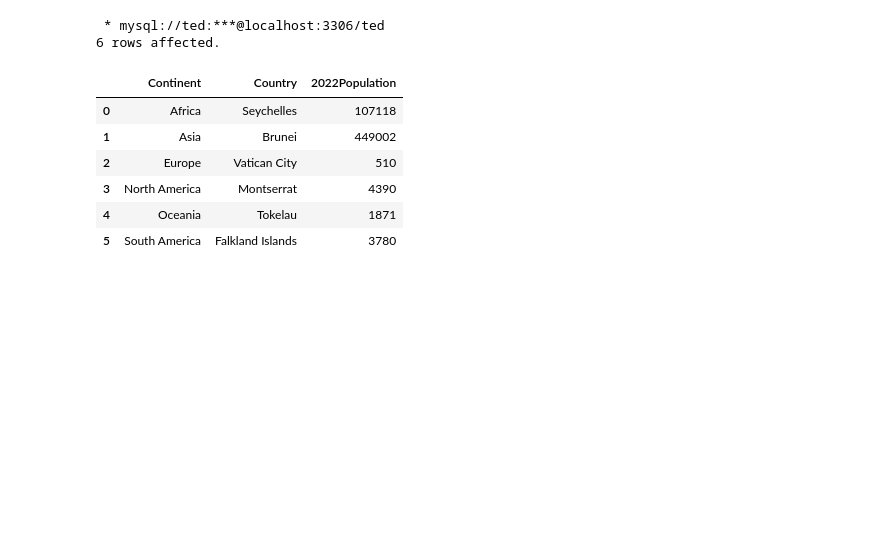
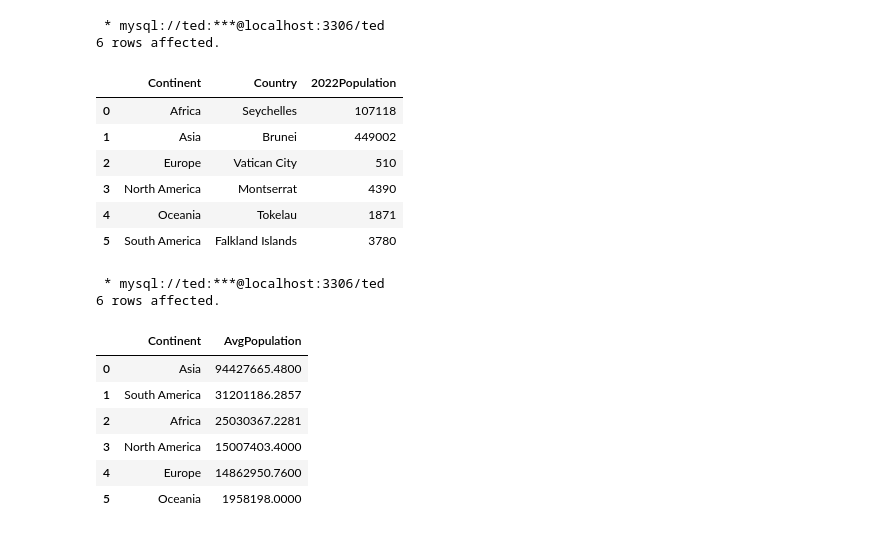
Before and after one commit to Murega14/WorldPopulation, a Jupyter notebook: Worldpopulation.ipynb, the cells around one changed output. Cells and saved outputs as stored; diff of their text form; code cells hidden in the pictures; blank space fills up the shorter version.

```diff
--- a/Worldpopulation.ipynb
+++ b/Worldpopulation.ipynb
@@ -261,3 +264,20 @@ ORDER BY Continent;
 | 3 | North America | Montserrat | 4390 |
 | 4 | Oceania | Tokelau | 1871 |
 | 5 | South America | Falkland Islands | 3780 |
+# %%
+%%sql
+#shows the average population per each continent
+SELECT Continent, AVG(2022Population) AS AvgPopulation
+FROM population
+GROUP BY Continent
+ORDER BY AvgPopulation DESC;
+# %% [output]
+ * mysql://ted:***@localhost:3306/ted
+6 rows affected.
+|  | Continent | AvgPopulation |
+| 0 | Asia | 94427665.4800 |
+| 1 | South America | 31201186.2857 |
+| 2 | Africa | 25030367.2281 |
+| 3 | North America | 15007403.4000 |
+| 4 | Europe | 14862950.7600 |
+| 5 | Oceania | 1958198.0000 |
```
Also changed, not shown: parts of 10 cells of this notebook.
